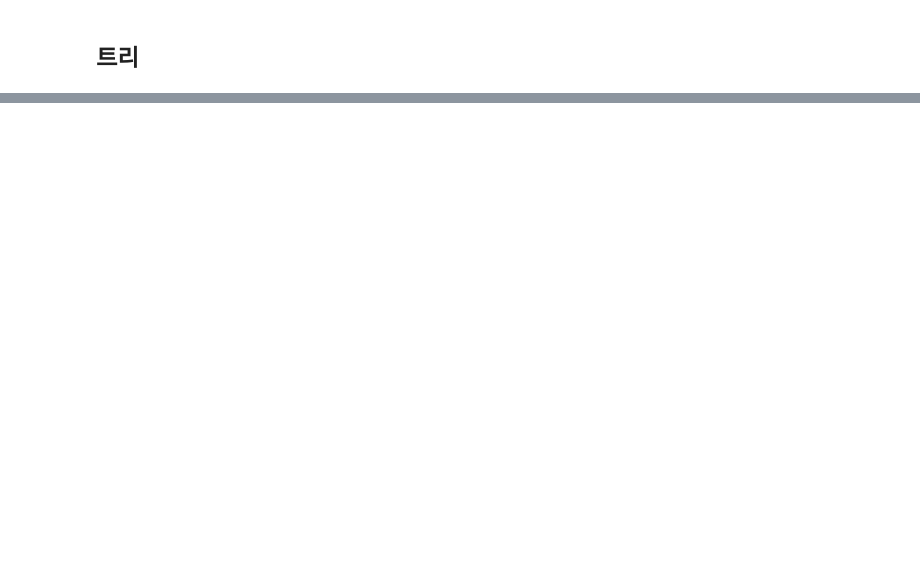
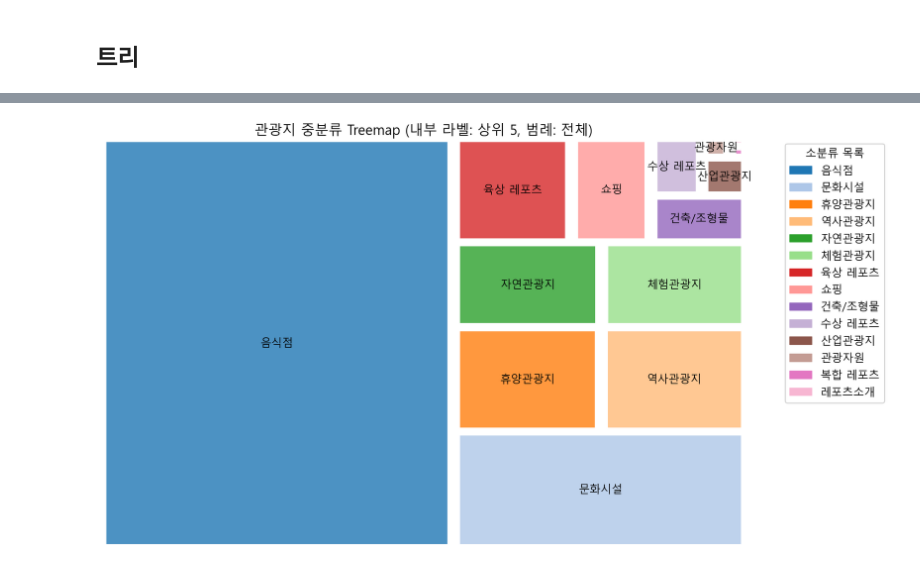
Before and after one commit to leehj24/Seoul_Strolling_Adventure, a Jupyter notebook: 지역/catagory.ipynb, the cells around one changed output, grey strips where cells are left out. Cells and saved outputs as stored; diff of their text form; code cells hidden in the pictures; blank space fills up the shorter version.

```diff
--- a/지역/catagory.ipynb
+++ b/지역/catagory.ipynb
@@ -186,0 +106,49 @@ plt.show()
+# %%
+# 항목의 개수
+n = len(df_top2)
+
+# 색상 팔레트 지정
+if n <= 20:
+    cmap = plt.cm.tab20
+    colors = [cmap(i) for i in range(n)]
+else:
+    cmap = plt.cm.get_cmap('viridis', n)
+    colors = [cmap(i) for i in range(n)]
+
+# 내부 Treemap에 표시할 라벨: 상위 5개 항목에 대해서만 라벨을 사용하고, 나머지는 빈 문자열("")로 처리
+labels_top5 = [df_top2['중분류'].iloc[i] if i < 12 else "" for i in range(n)]
+
+plt.figure(figsize=(20, 11))
+squarify.plot(
+    sizes=df_top2['건수'],
+    label=labels_top5,         # 상위 5개만 내부 텍스트 라벨로 표시
+    color=colors,              # 색상 적용
+    alpha=0.8,
+    pad=10,
+    text_kwargs={'fontsize': 20}
+)
+plt.title('관광지 중분류 Treemap (내부 라벨: 상위 5, 범례: 전체)', fontsize=25)
+plt.axis('off')
+
+# 전체 항목에 대한 범례 생성 (모든 라벨 표시)
+patches = [
+    mpatches.Patch(color=colors[i], label=df_top2['중분류'].iloc[i])
+    for i in range(n)
+]
+
+# 4) 범례 표시 (우상단에 배치 예시)
+legend = plt.legend(
+    handles=patches,
+    bbox_to_anchor=(1.05, 1),
+    loc='upper left',
+    fontsize=20,           # 텍스트 크기를 키움
+    title='소분류 목록',    # 범례 제목 (선택 사항)
+    title_fontsize=20      # 범례 제목 텍스트 크기
+)
+
+legend.get_frame().set_linewidth(2)
+
+plt.tight_layout()
+plt.show()
+# %% [output]
+[figure, added]
```
Also changed, not shown: parts of 6 cells of this notebook, 14 other files.
